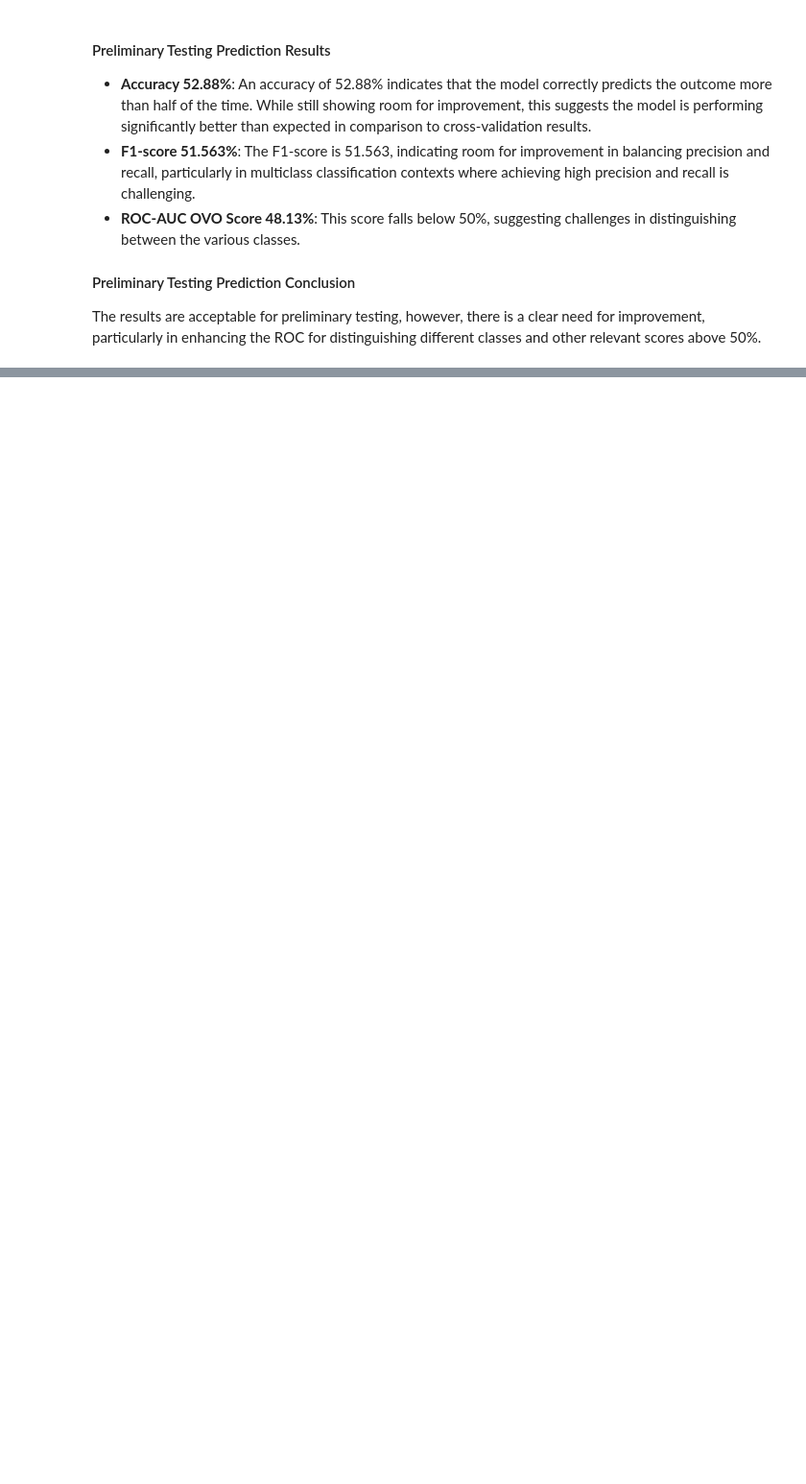
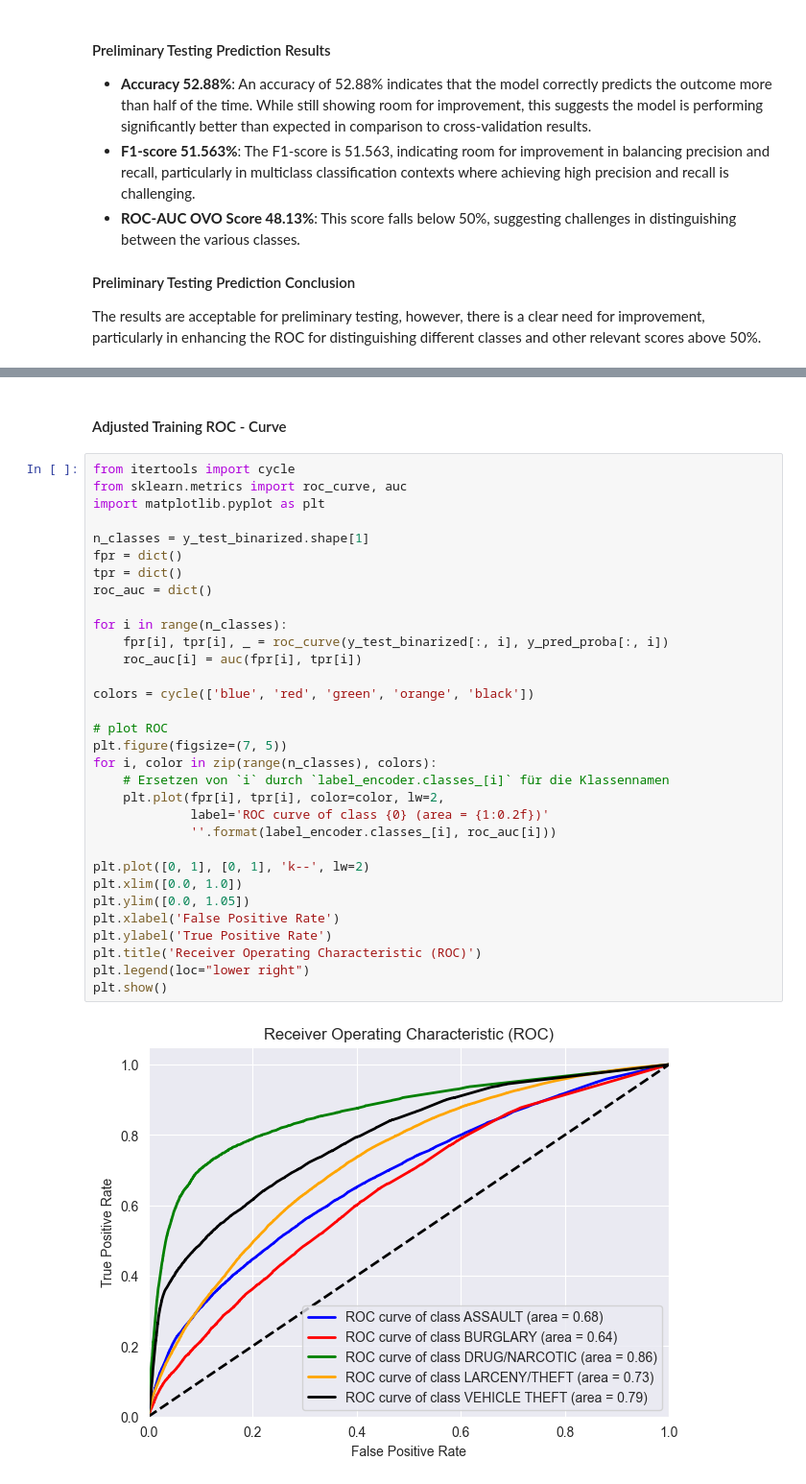
Before and after one commit to HassanAlhawari1998/SF-CrimePredict, a Jupyter notebook: Random Forest.ipynb, the cells around one changed output, grey strips where cells are left out. Shown: that part at 96% size. Drawn from its saved outputs; the diff is of its cells as text; blank space fills up the shorter version.

```diff
--- a/Random Forest.ipynb
+++ b/Random Forest.ipynb
@@ -277,0 +513,36 @@ with open('random_forest_model2.pkl', 'wb') as f:
+# %% [markdown]
+#### Adjusted Training ROC - Curve
+# %%
+from itertools import cycle
+from sklearn.metrics import roc_curve, auc
+import matplotlib.pyplot as plt
+
+n_classes = y_test_binarized.shape[1]
+fpr = dict()
+tpr = dict()
+roc_auc = dict()
+
+for i in range(n_classes):
+    fpr[i], tpr[i], _ = roc_curve(y_test_binarized[:, i], y_pred_proba[:, i])
+    roc_auc[i] = auc(fpr[i], tpr[i])
+
+colors = cycle(['blue', 'red', 'green', 'orange', 'black'])
+
+# plot ROC
+plt.figure(figsize=(7, 5))
+for i, color in zip(range(n_classes), colors):
+    # Ersetzen von `i` durch `label_encoder.classes_[i]` für die Klassennamen
+    plt.plot(fpr[i], tpr[i], color=color, lw=2,
+             label='ROC curve of class {0} (area = {1:0.2f})'
+             ''.format(label_encoder.classes_[i], roc_auc[i]))
+
+plt.plot([0, 1], [0, 1], 'k--', lw=2)
+plt.xlim([0.0, 1.0])
+plt.ylim([0.0, 1.05])
+plt.xlabel('False Positive Rate')
+plt.ylabel('True Positive Rate')
+plt.title('Receiver Operating Characteristic (ROC)')
+plt.legend(loc="lower right")
+plt.show()
+# %% [output]
+[figure, added]
```
Also changed, not shown: parts of 38 cells of this notebook, 2 other files.
